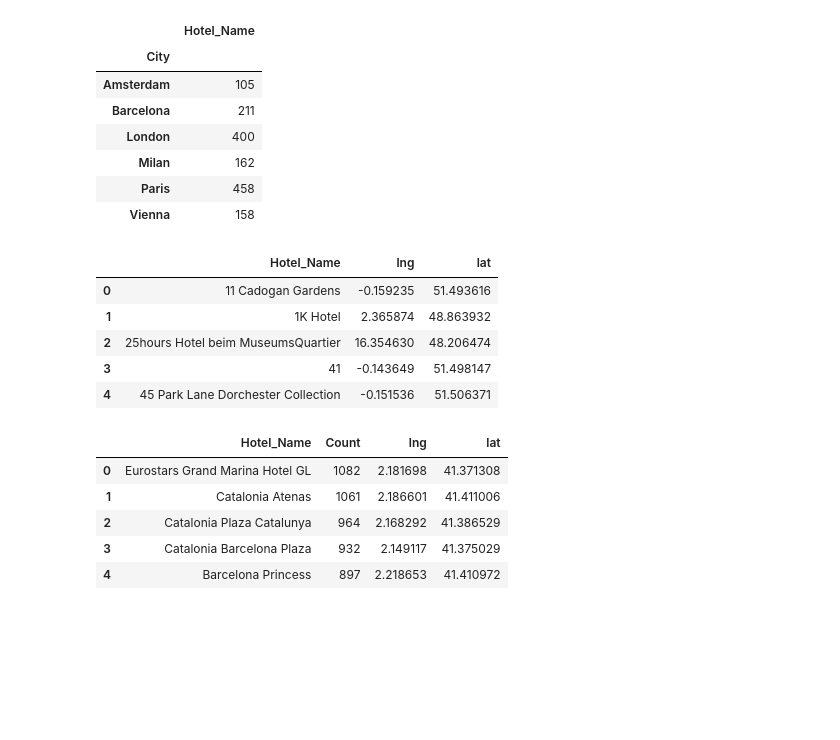
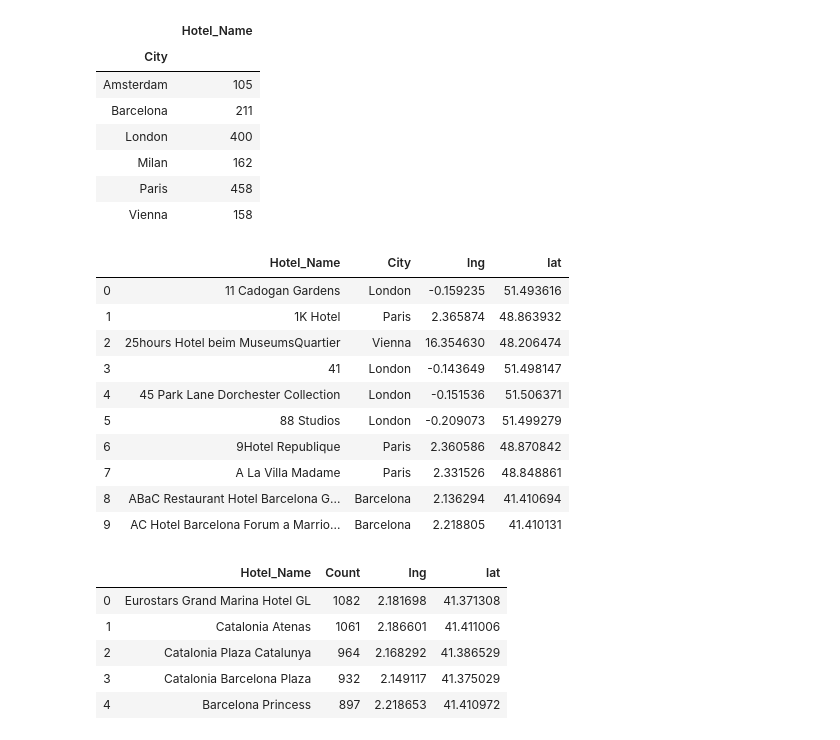
Before and after one commit to alberthr/Booking_Analysis, a Jupyter notebook: booking.ipynb, the cells around one changed output. Drawn from its saved outputs; the diff is of its cells as text; code cells hidden in the pictures; blank space fills up the shorter version.

```diff
--- a/booking.ipynb
+++ b/booking.ipynb
@@ -96,14 +96,19 @@ df[['City','Hotel_Name']].groupby(['City','Hotel_Name']).count().reset_index().g
 | Paris | 458 |
 | Vienna | 158 |
 # %%
-df[['Hotel_Name','lng','lat']].groupby(['Hotel_Name']).median().reset_index().head()
+df[['Hotel_Name','City','lng','lat']].groupby(['Hotel_Name','City']).median().reset_index().head(10)
 # %% [output]
-|  | Hotel_Name | lng | lat |
-| 0 | 11 Cadogan Gardens | -0.159235 | 51.493616 |
-| 1 | 1K Hotel | 2.365874 | 48.863932 |
-| 2 | 25hours Hotel beim MuseumsQuartier | 16.354630 | 48.206474 |
-| 3 | 41 | -0.143649 | 51.498147 |
-| 4 | 45 Park Lane Dorchester Collection | -0.151536 | 51.506371 |
+|  | Hotel_Name | City | lng | lat |
+| 0 | 11 Cadogan Gardens | London | -0.159235 | 51.493616 |
+| 1 | 1K Hotel | Paris | 2.365874 | 48.863932 |
+| 2 | 25hours Hotel beim MuseumsQuartier | Vienna | 16.354630 | 48.206474 |
+| 3 | 41 | London | -0.143649 | 51.498147 |
+| 4 | 45 Park Lane Dorchester Collection | London | -0.151536 | 51.506371 |
+| 5 | 88 Studios | London | -0.209073 | 51.499279 |
+| 6 | 9Hotel Republique | Paris | 2.360586 | 48.870842 |
+| 7 | A La Villa Madame | Paris | 2.331526 | 48.848861 |
+| 8 | ABaC Restaurant Hotel Barcelona G... | Barcelona | 2.136294 | 41.410694 |
+| 9 | AC Hotel Barcelona Forum a Marrio... | Barcelona | 2.218805 | 41.410131 |
 # %%
 def get_hotels(city):
     ct = df.Hotel_Name[df.City == city].value_counts().to_frame().reset_index()
```
Also changed, not shown: parts of 14 cells of this notebook.
